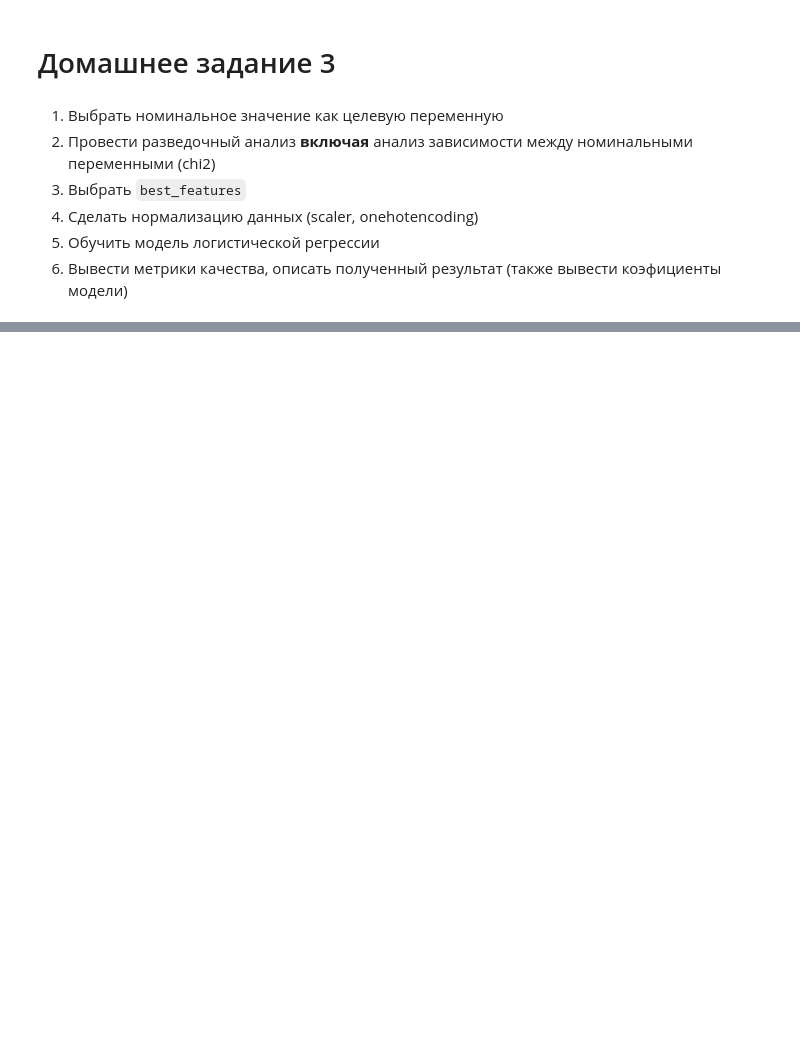
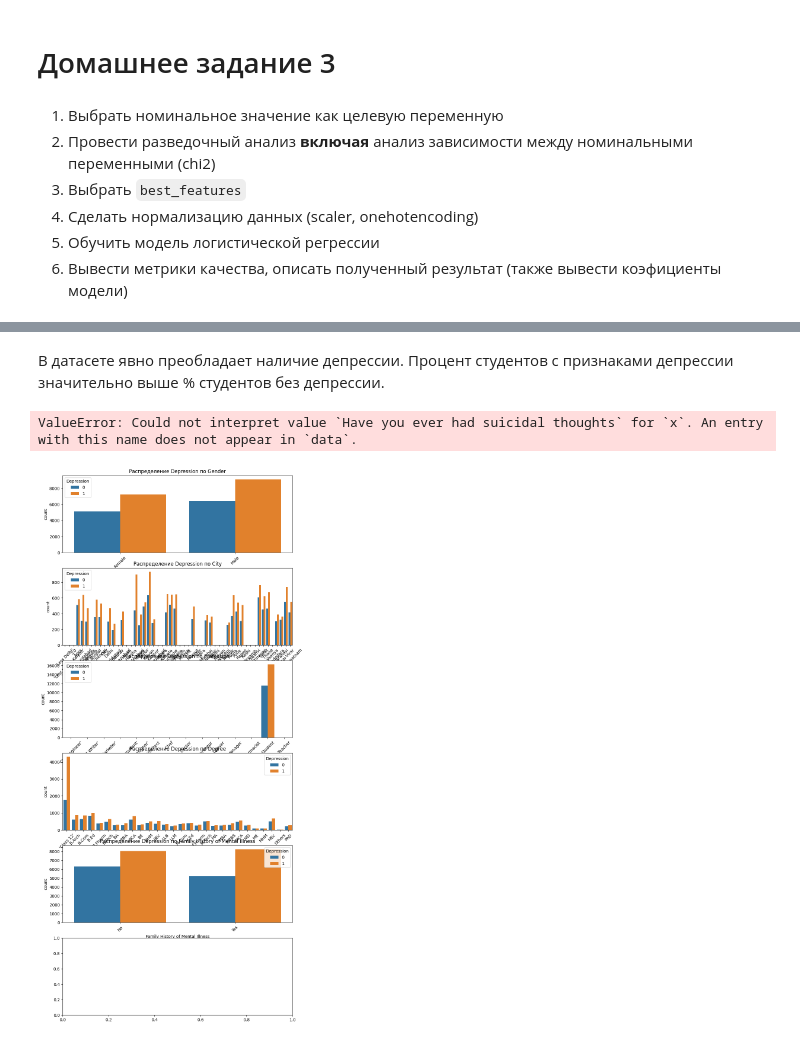
Before and after one commit to Dmtrvna/MML, a Jupyter notebook: Практика-3.ipynb, the cells around one changed output, grey strips where cells are left out. Cells and saved outputs as stored; diff of their text form; code cells hidden in the pictures; blank space fills up the shorter version.

```diff
--- a/Практика-3.ipynb
+++ b/Практика-3.ipynb
@@ -18 +113,9 @@ df = pd.read_csv()
+# %%
+# Категориальные признаки
+cat_cols = ['Gender', 'City', 'Profession', 'Degree', 'Family History of Mental Illness',
+            'Have you ever had suicidal thoughts', 'Academic Pressure', 'Work Pressure', 'Study Satisfaction',
+            'Job Satisfaction', 'Dietary Habits', 'Financial Stress', 'Sleep Duration']
+
+# Числовые признаки
+num_cols = ['Age', 'CGPA', 'Work/Study Hours']
 # %% [markdown]
@@ -23,0 +142,20 @@ best_features = []
+# %% [markdown]
+В датасете явно преобладает наличие депрессии. Процент студентов с признаками депрессии значительно выше % студентов без депрессии.
+# %%
+# Выделяем только номинальные признаки для анализа
+nominal_cols = ['Gender', 'City', 'Profession', 'Degree', 'Family History of Mental Illness', 'Have you ever had suicidal thoughts ?']
+
+# Pаспределения целевой переменной по номинальным признакам
+plt.figure(figsize=(10, len(cat_cols)*4))
+
+for i, col in enumerate(cat_cols, 1):
+    plt.subplot(len(cat_cols), 1, i)
+    sns.countplot(x=col, hue='Depression', data=df)
+    plt.title(f"Распределение Depression по {col}")
+    plt.xticks(rotation=45)
+
+plt.tight_layout()
+plt.show()
+# %% [output]
+ValueError: Could not interpret value `Have you ever had suicidal thoughts` for `x`. An entry with this name does not appear in `data`.
+[figure, added]
```
Also changed, not shown: parts of 39 cells of this notebook.
